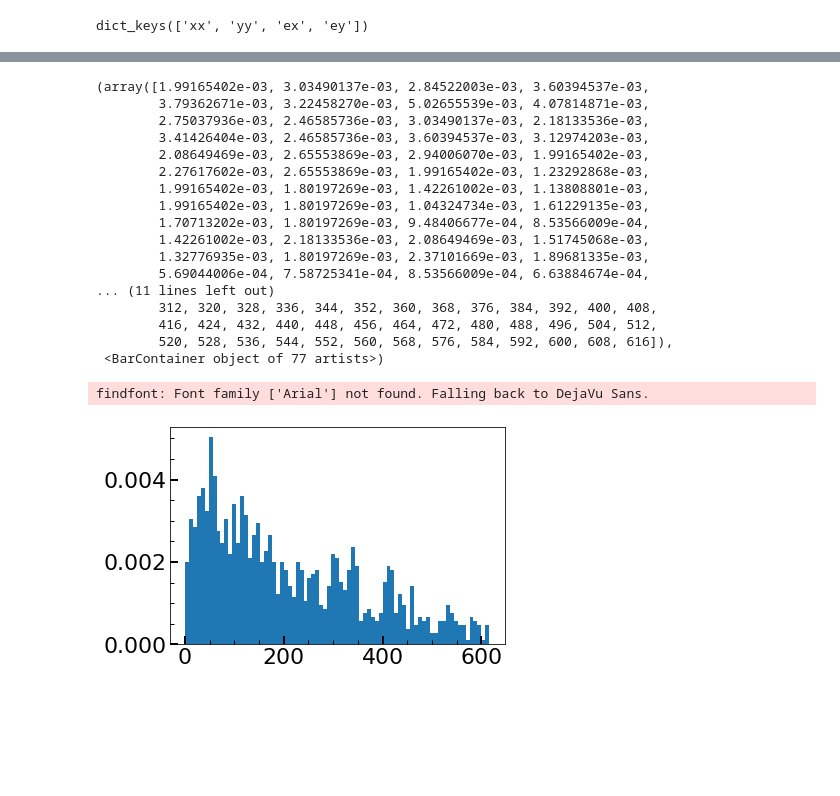
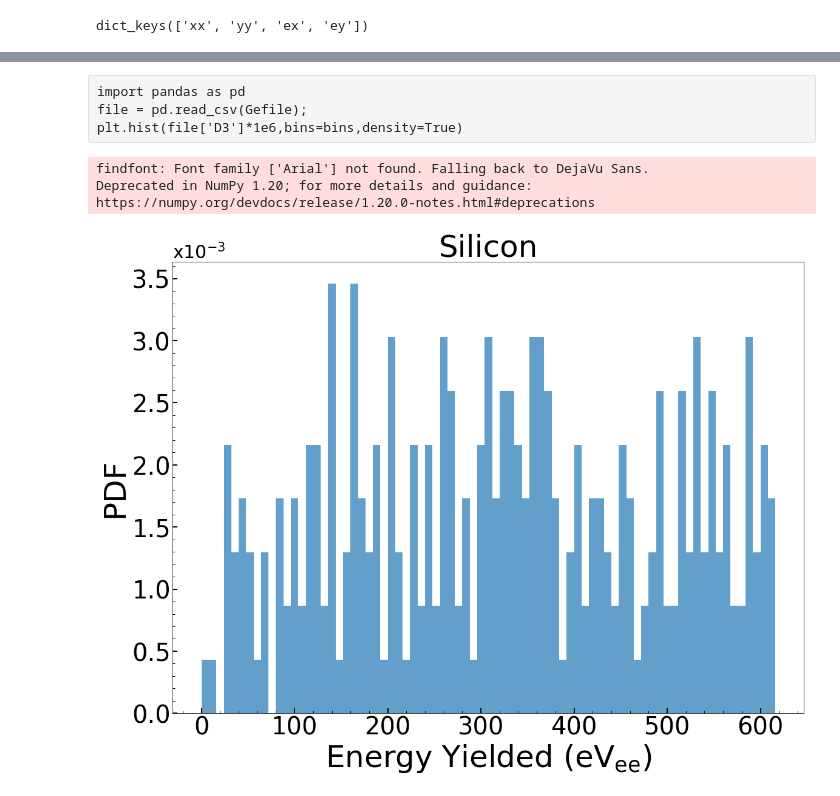
Before and after one commit to villano-lab/G4PhysicsTesting, a Jupyter notebook: python/Yields_and_Resolutions.ipynb, the cells around one changed output, grey strips where cells are left out. Cells and saved outputs as stored; diff of their text form; code cells hidden in the pictures; blank space fills up the shorter version.

Commit message:
Got everything plotting but I don't think Ar/Ne are correct, Si is also questionable

```diff
--- a/python/Yields_and_Resolutions.ipynb
+++ b/python/Yields_and_Resolutions.ipynb
@@ -223,24 +213,4 @@ Deprecated in NumPy 1.20; for more details and guidance: https://numpy.org/devdo
-# %%
-import pandas as pd
-file = pd.read_csv(Gefile);
-plt.hist(file['D3']*1e6,bins=bins,density=True)
-# %% [output]
-(array([1.99165402e-03, 3.03490137e-03, 2.84522003e-03, 3.60394537e-03,
-        3.79362671e-03, 3.22458270e-03, 5.02655539e-03, 4.07814871e-03,
-        2.75037936e-03, 2.46585736e-03, 3.03490137e-03, 2.18133536e-03,
-        3.41426404e-03, 2.46585736e-03, 3.60394537e-03, 3.12974203e-03,
-        2.08649469e-03, 2.65553869e-03, 2.94006070e-03, 1.99165402e-03,
-        2.27617602e-03, 2.65553869e-03, 1.99165402e-03, 1.23292868e-03,
-        1.99165402e-03, 1.80197269e-03, 1.42261002e-03, 1.13808801e-03,
-        1.99165402e-03, 1.80197269e-03, 1.04324734e-03, 1.61229135e-03,
-        1.70713202e-03, 1.80197269e-03, 9.48406677e-04, 8.53566009e-04,
-        1.42261002e-03, 2.18133536e-03, 2.08649469e-03, 1.51745068e-03,
-        1.32776935e-03, 1.80197269e-03, 2.37101669e-03, 1.89681335e-03,
-        5.69044006e-04, 7.58725341e-04, 8.53566009e-04, 6.63884674e-04,
-... (11 lines left out)
-        312, 320, 328, 336, 344, 352, 360, 368, 376, 384, 392, 400, 408,
-        416, 424, 432, 440, 448, 456, 464, 472, 480, 488, 496, 504, 512,
-        520, 528, 536, 544, 552, 560, 568, 576, 584, 592, 600, 608, 616]),
- <BarContainer object of 77 artists>)
-findfont: Font family ['Arial'] not found. Falling back to DejaVu Sans.
-[figure, removed]
+# %% [raw]
+import pandas as pd
+file = pd.read_csv(Gefile);
+plt.hist(file['D3']*1e6,bins=bins,density=True)
@@ -246,0 +267,33 @@ findfont: Font family ['Arial'] not found. Falling back to DejaVu Sans.
+# %%
+#Plotting!
+
+#Set up to plot
+fig, ax = plt.subplots(figsize=(16,12))
+
+#Set up histogram binning.
+binsize = 8 #bin width in eVee
+bins = np.arange(0,620,binsize)
+
+#Plot data
+plt.hist(nores[nores != 0],alpha=0.7,label='No Res (Lindhard)',density='True',linewidth=2,bins=bins)
+
+#Label Axes
+plt.xlabel(r"Energy Yielded ($\mathrm{eV}_{\mathrm{ee}}$)",fontsize=50)
+plt.ylabel("PDF",fontsize=50)#Counts/(total counts * bin width)")
+
+#Format axis ticks
+ax = format_exponent(ax, axis='y')
+ax.tick_params(axis='both',which='major',labelsize=40)
+
+#Define plotting region
+#plt.xlim([0,200])
+#plt.ylim([6e-13,3e-2]) #Make corner less awkward. Smallest starting value that will make the extra 0 go away
+
+#Display everything
+#plt.legend(handles=[LindPatch,SorPatch,LindLine,SorLine],fontsize=40)
+plt.title('Silicon',fontsize=50)
+plt.show()
+# %% [output]
+findfont: Font family ['Arial'] not found. Falling back to DejaVu Sans.
+Deprecated in NumPy 1.20; for more details and guidance: https://numpy.org/devdocs/release/1.20.0-notes.html#deprecations
+[figure, added]
```
Also changed, not shown: parts of 11 cells of this notebook, 5 other files.
